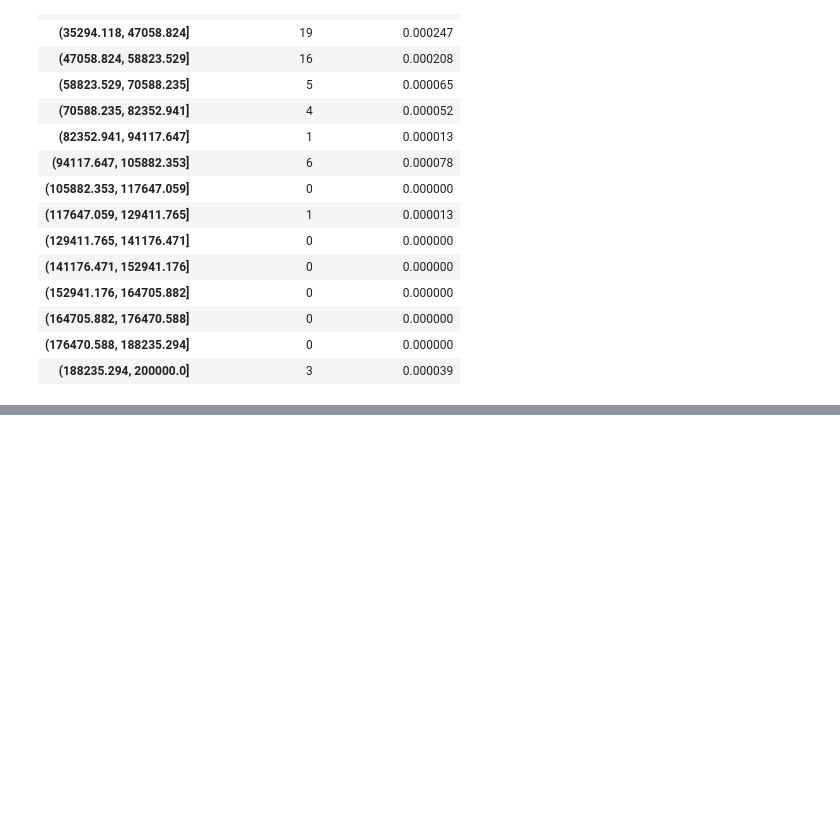
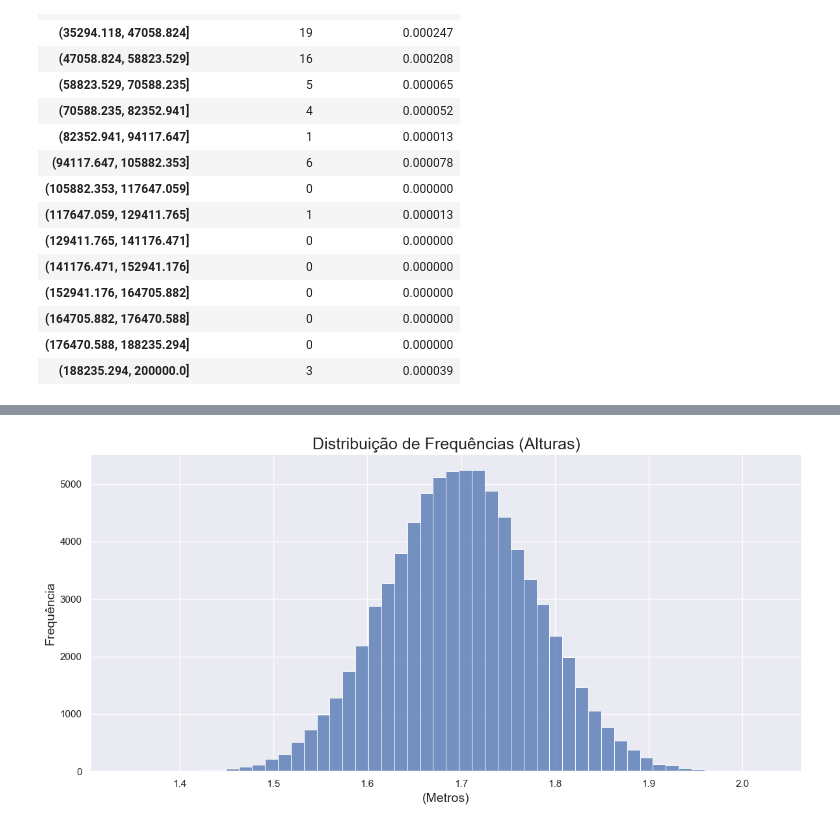
Before and after one commit to Viniciuspneves/estatistica, a Jupyter notebook: fundamentos-estatisticos/frequencia-medidas/02-tabela-de-frequencia.ipynb, the cells around one changed output, grey strips where cells are left out. Cells and saved outputs as stored; diff of their text form; code cells hidden in the pictures; blank space fills up the shorter version.

Commit message:
feat: cria histogramas tabela-de-frequência

```diff
--- a/fundamentos-estatisticos/frequencia-medidas/02-tabela-de-frequencia.ipynb
+++ b/fundamentos-estatisticos/frequencia-medidas/02-tabela-de-frequencia.ipynb
@@ -523,0 +558,13 @@ dist_freq_quantitativa_amp_fixa
+# %%
+# Aplica o tema padrão
+sns.set_theme()
+
+ax = sns.histplot(data=dados, x="Altura", kde=False, bins=50)
+
+ax.figure.set_size_inches(12, 6)
+ax.set_title("Distribuição de Frequências (Alturas)", fontsize=18)
+ax.set_xlabel("(Metros)", fontsize=14)
+ax.set_ylabel("Frequência", fontsize=14)
+ax.figure.tight_layout()
+# %% [output]
+[figure, added]
```
Also changed, not shown: parts of 15 cells of this notebook.
